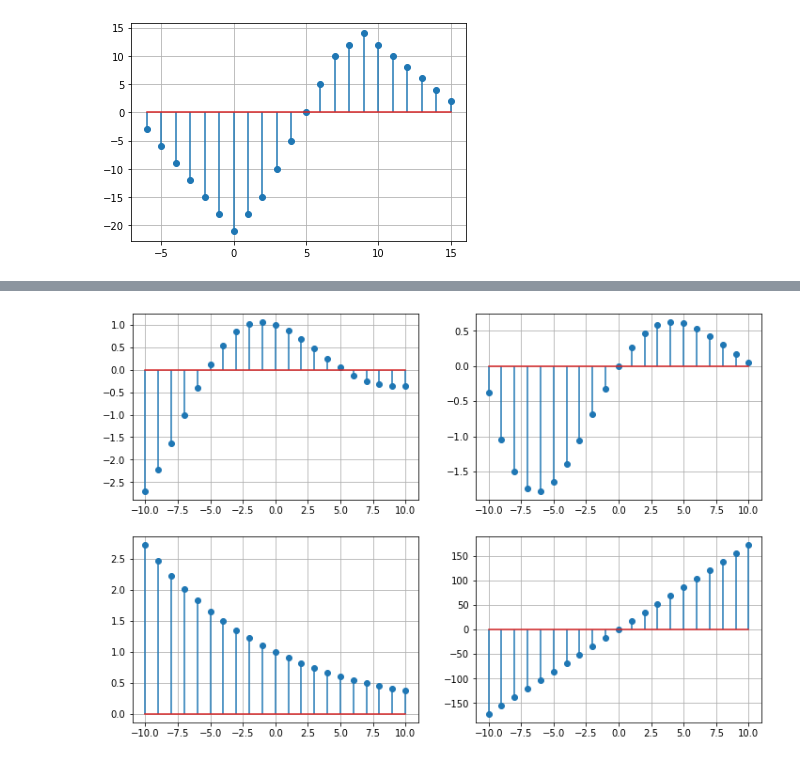
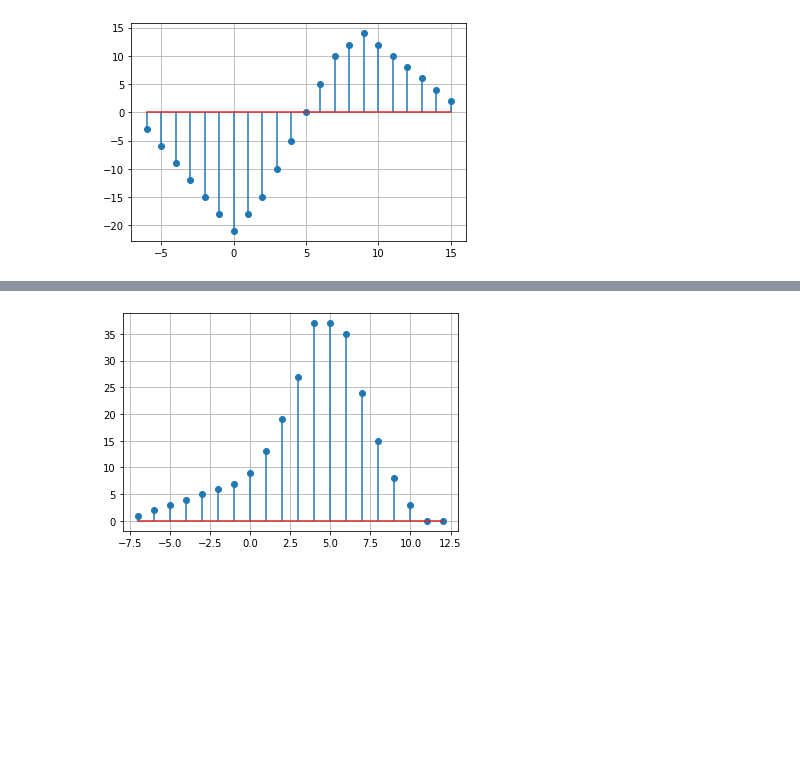
Before and after one commit to telescreen/Notebook, a Jupyter notebook: dsp/LearnDSP.ipynb, the cells around one changed output, grey strips where cells are left out. Saved outputs shown, nothing was run; the diff lists cells and outputs as text; code cells hidden in the pictures; blank space fills up the shorter version.

```diff
--- a/dsp/LearnDSP.ipynb
+++ b/dsp/LearnDSP.ipynb
@@ -33,9 +38,13 @@ ax = plotsignal(x.tile(4))
 # %% [output]
 [figure]
 # %%
-t = np.arange(-2,11)
-x = Signal(t, np.concatenate([np.arange(1,7), np.arange(7,0,-1)]))
-x1 = 2*x.shift(5) - 3*x.shift(-4)
-plotsignal(x1)
+s = dsignal.Signal(
+    time = np.arange(-2,11),
+    value = np.concatenate([np.arange(1,7), np.arange(7,0,-1)])
+)
+s1 = dsignal.sigshift(s, 5)
+s2 = dsignal.sigshift(s, -4)
+s3 = dsignal.sigadd(dsignal.sigscale(s1, 2), dsignal.sigscale(s2, -3))
+plotsignal(s3.time, s3.value)
 # %% [output]
 [figure]
@@ -48,14 +51,7 @@ plotsignal(x1 + x2)
-# %%
-x = genseq(-10, 10, lambda t: np.exp((-0.1+0.3j)*t))
-
-fig, axes = plt.subplots(nrows=2, ncols=2, figsize=(12,8))
-axes[0][0].stem(x.time, np.real(x.value))
-axes[0][0].grid()
-axes[0][1].stem(x.time, np.imag(x.value))
-axes[0][1].grid()
-axes[1][0].stem(x.time, np.abs(x.value))
-axes[1][0].grid()
-axes[1][1].stem(x.time, np.angle(x.value)*(180/np.pi))
-axes[1][1].grid()
-# %% [output]
-[figure, removed]
+# %%
+s1 = dsignal.sigfold(s); s1 = dsignal.sigshift(s1, 3)
+s2 = dsignal.sigshift(s, 2); s2 = dsignal.sigmult(s, s2)
+tr, xr = dsignal.sigadd(s1, s2)
+plotsignal(tr, xr)
+# %% [output]
+[figure, added]
```
Also changed, not shown: parts of 5 cells of this notebook, 1 other file.
